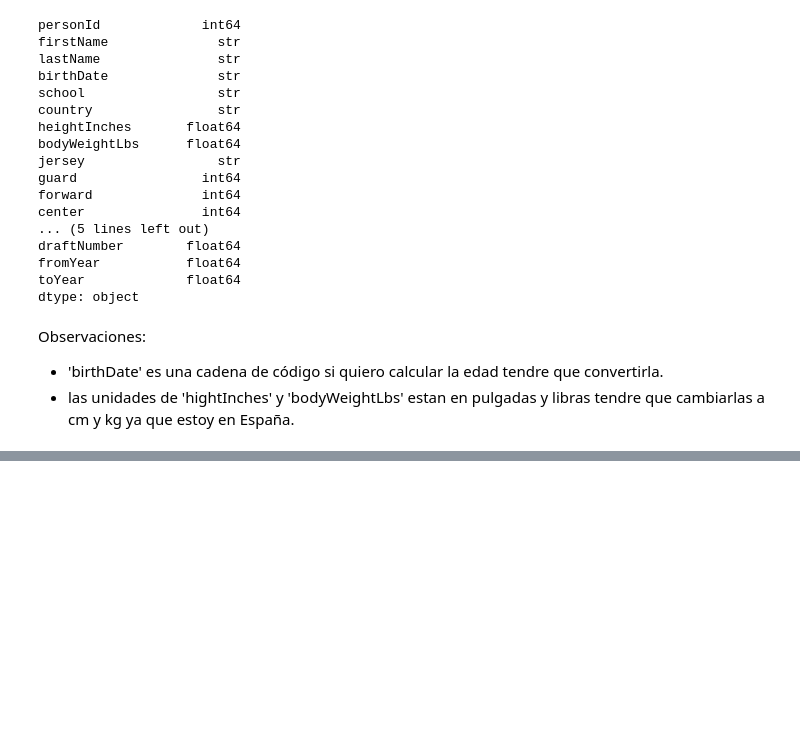
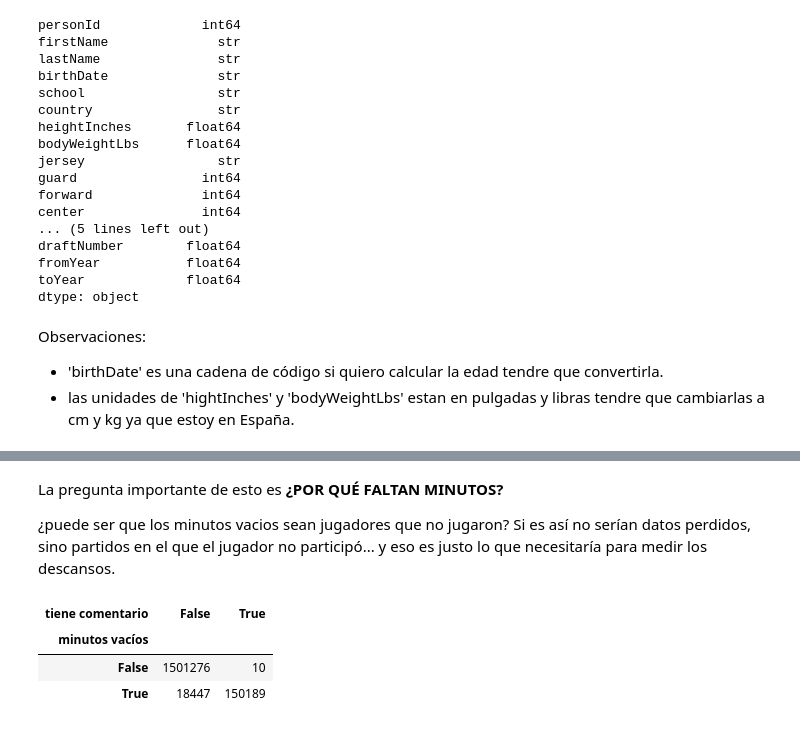
Before and after one commit to andreaga-pixel/NBA-dsci-AGA, a Jupyter notebook: project/notebooks/01-exploracion-datasetNBA.ipynb, the cells around one changed output, grey strips where cells are left out. Saved outputs shown, nothing was run; the diff lists cells and outputs as text; code cells hidden in the pictures; blank space fills up the shorter version.

Commit message:
feat(project): profile missing values and absence comments

```diff
--- a/project/notebooks/01-exploracion-datasetNBA.ipynb
+++ b/project/notebooks/01-exploracion-datasetNBA.ipynb
@@ -287,0 +347,19 @@ Observaciones:
+# %% [markdown]
+La pregunta importante de esto es **¿POR QUÉ FALTAN MINUTOS?**
+
+
+¿puede ser que los minutos vacios sean jugadores que no jugaron? Si es así no serían datos perdidos, sino partidos en el que el jugador no participó... y eso es justo lo que necesitaría para medir los descansos.
+# %%
+#Voy a hacer una tabla cruzada para ver si los nulos de numMinutes se concentran en ciertos partidos o jugadores.
+#¿Coinciden los minutos vacíos con los jugadores que tienen comentario (no jugaron)?
+pd.crosstab(                                #cuenta cuantas filas hay en cada combiancion de dos condiciones.
+    player_stats["numMinutes"].isna(),      #¿estan vacios los minutos?
+    player_stats["comment"].notna(),        #¿tiene comentario?
+    rownames=["minutos vacíos"],
+    colnames=["tiene comentario"],
+)
+# %% [output]
+| tiene comentario | False | True |
+| minutos vacíos |  |  |
+| False | 1501276 | 10 |
+| True | 18447 | 150189 |
```
Also changed, not shown: parts of 19 cells of this notebook.
